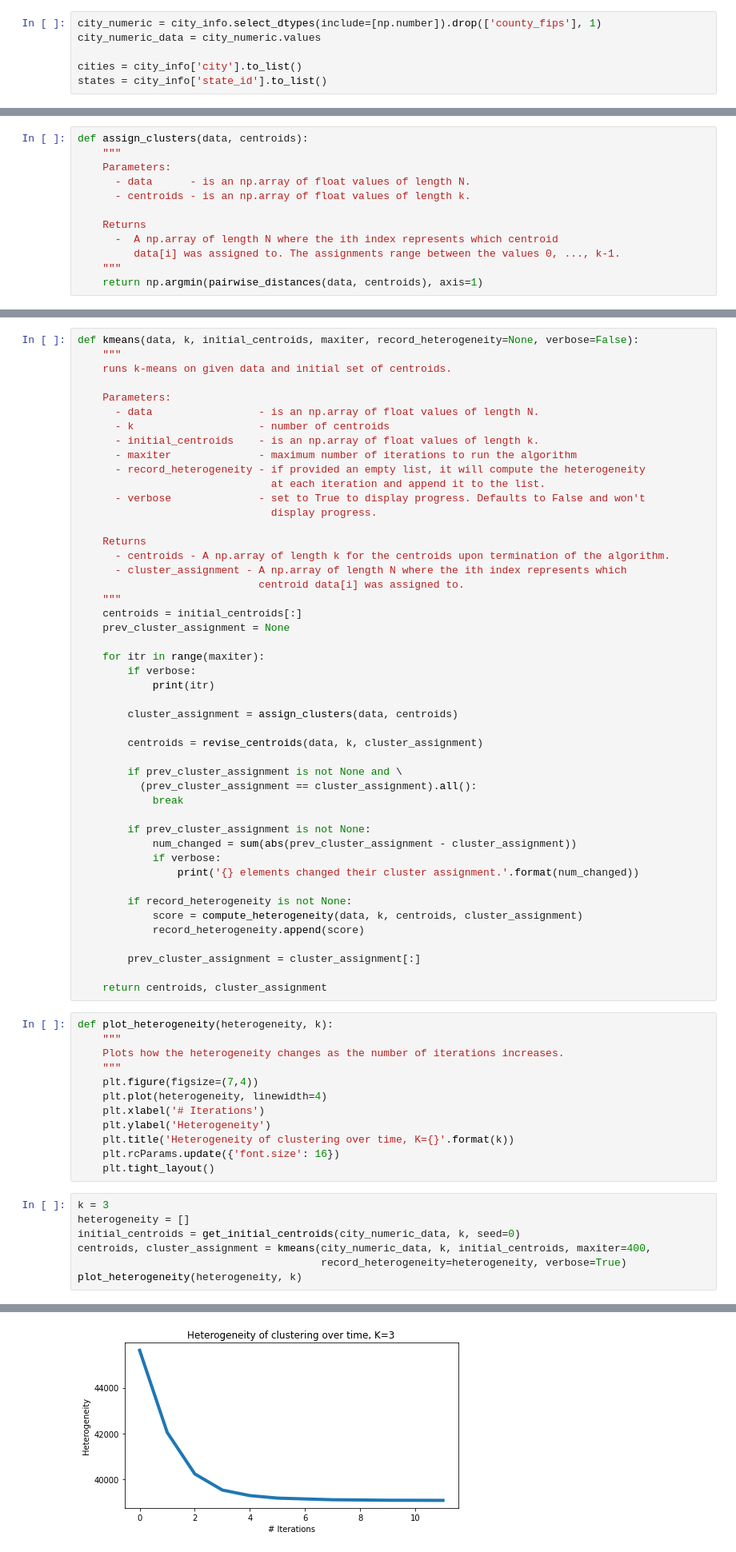
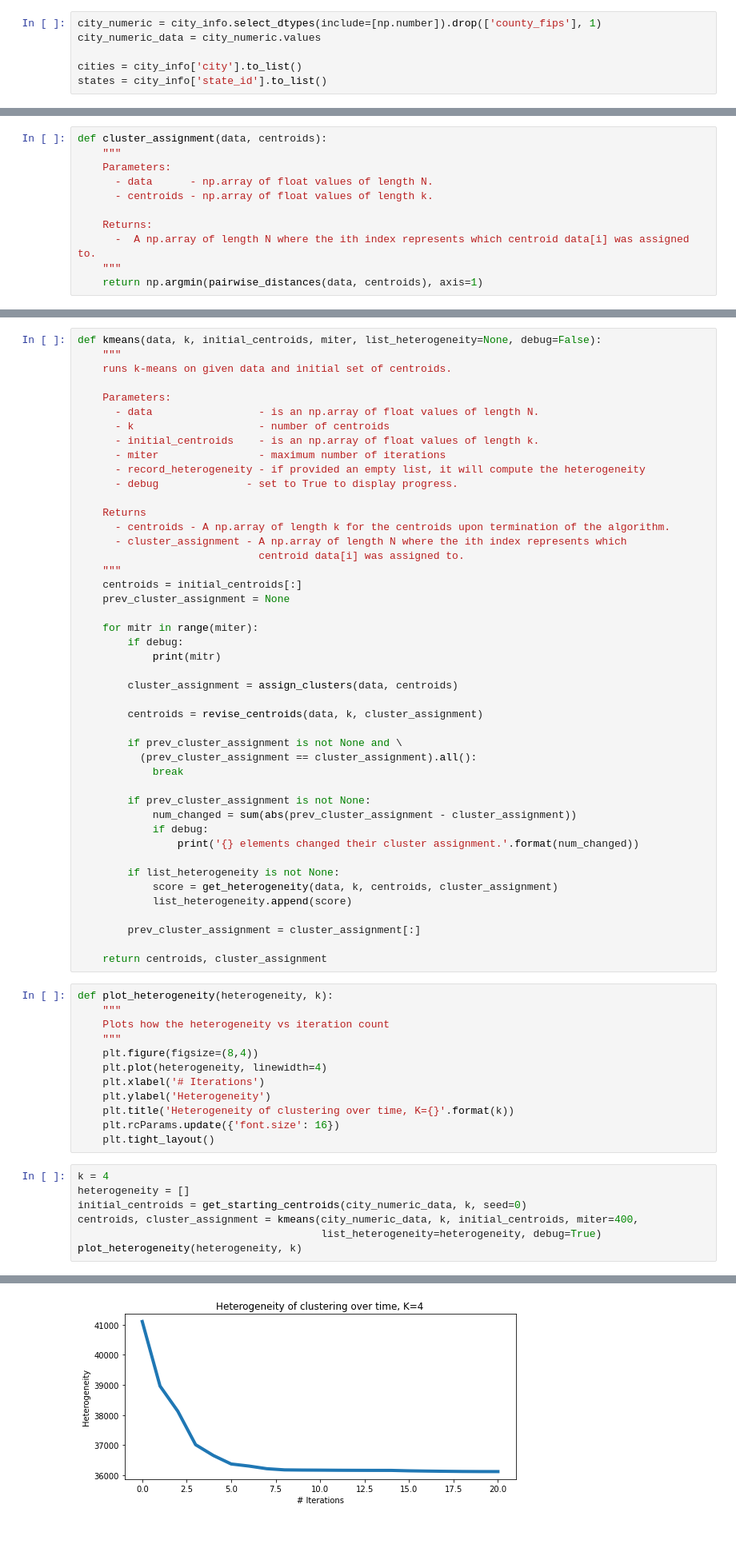
Before and after one commit to jlaneve/city-picker, a Jupyter notebook: notebooks/City_Clustering.ipynb, the cells around one changed output, grey strips where cells are left out. Shown at 80% size. Cells and saved outputs as stored; diff of their text form.

```diff
--- a/notebooks/City_Clustering.ipynb
+++ b/notebooks/City_Clustering.ipynb
@@ -35,15 +33,14 @@ def get_initial_centroids(data, k, seed=None):
 
     return centroids
 # %%
-def assign_clusters(data, centroids):
+def cluster_assignment(data, centroids):
     """
     Parameters:
-      - data      - is an np.array of float values of length N.
-      - centroids - is an np.array of float values of length k.
+      - data      - np.array of float values of length N.
+      - centroids - np.array of float values of length k.
 
-    Returns
-      -  A np.array of length N where the ith index represents which centroid
-         data[i] was assigned to. The assignments range between the values 0, ..., k-1.
+    Returns:
+      -  A np.array of length N where the ith index represents which centroid data[i] was assigned to.
     """
     return np.argmin(pairwise_distances(data, centroids), axis=1)
 # %%
@@ -86,7 +82,7 @@ def compute_heterogeneity(data, k, centroids, cluster_assignment):
 
     return heterogeneity
 # %%
-def kmeans(data, k, initial_centroids, maxiter, record_heterogeneity=None, verbose=False):
+def kmeans(data, k, initial_centroids, miter, list_heterogeneity=None, debug=False):
     """
     runs k-means on given data and initial set of centroids.
 
@@ -94,11 +90,9 @@ def kmeans(data, k, initial_centroids, maxiter, record_heterogeneity=None, verbo
       - data                 - is an np.array of float values of length N.
       - k                    - number of centroids
       - initial_centroids    - is an np.array of float values of length k.
-      - maxiter              - maximum number of iterations to run the algorithm
+      - miter                - maximum number of iterations
       - record_heterogeneity - if provided an empty list, it will compute the heterogeneity
-                               at each iteration and append it to the list.
-      - verbose              - set to True to display progress. Defaults to False and won't
-                               display progress.
+      - debug              - set to True to display progress.
 
     Returns
       - centroids - A np.array of length k for the centroids upon termination of the algorithm.
@@ -108,9 +102,9 @@ def kmeans(data, k, initial_centroids, maxiter, record_heterogeneity=None, verbo
     centroids = initial_centroids[:]
     prev_cluster_assignment = None
 
-    for itr in range(maxiter):
-        if verbose:
-            print(itr)
+    for mitr in range(miter):
+        if debug:
+            print(mitr)
 
         cluster_assignment = assign_clusters(data, centroids)
 
@@ -122,12 +116,12 @@ def kmeans(data, k, initial_centroids, maxiter, record_heterogeneity=None, verbo
 
         if prev_cluster_assignment is not None:
             num_changed = sum(abs(prev_cluster_assignment - cluster_assignment))
-            if verbose:
+            if debug:
                 print('{} elements changed their cluster assignment.'.format(num_changed))
 
-        if record_heterogeneity is not None:
-            score = compute_heterogeneity(data, k, centroids, cluster_assignment)
-            record_heterogeneity.append(score)
+        if list_heterogeneity is not None:
+            score = get_heterogeneity(data, k, centroids, cluster_assignment)
+            list_heterogeneity.append(score)
 
         prev_cluster_assignment = cluster_assignment[:]
 
@@ -135,9 +129,9 @@ def kmeans(data, k, initial_centroids, maxiter, record_heterogeneity=None, verbo
 # %%
 def plot_heterogeneity(heterogeneity, k):
     """
-    Plots how the heterogeneity changes as the number of iterations increases.
+    Plots how the heterogeneity vs iteration count
     """
-    plt.figure(figsize=(7,4))
+    plt.figure(figsize=(8,4))
     plt.plot(heterogeneity, linewidth=4)
     plt.xlabel('# Iterations')
     plt.ylabel('Heterogeneity')
@@ -145,11 +139,11 @@ def plot_heterogeneity(heterogeneity, k):
     plt.rcParams.update({'font.size': 16})
     plt.tight_layout()
 # %%
-k = 3
+k = 4
 heterogeneity = []
-initial_centroids = get_initial_centroids(city_numeric_data, k, seed=0)
-centroids, cluster_assignment = kmeans(city_numeric_data, k, initial_centroids, maxiter=400,
-                                       record_heterogeneity=heterogeneity, verbose=True)
+initial_centroids = get_starting_centroids(city_numeric_data, k, seed=0)
+centroids, cluster_assignment = kmeans(city_numeric_data, k, initial_centroids, miter=400,
+                                       list_heterogeneity=heterogeneity, debug=True)
 plot_heterogeneity(heterogeneity, k)
 # %% [output]
 0
@@ -172,2 +166,2 @@ plot_heterogeneity(heterogeneity, k)
-[figure, old version]
+[figure, new version]
 # %%
```
Also changed, not shown: parts of 8 cells of this notebook.
